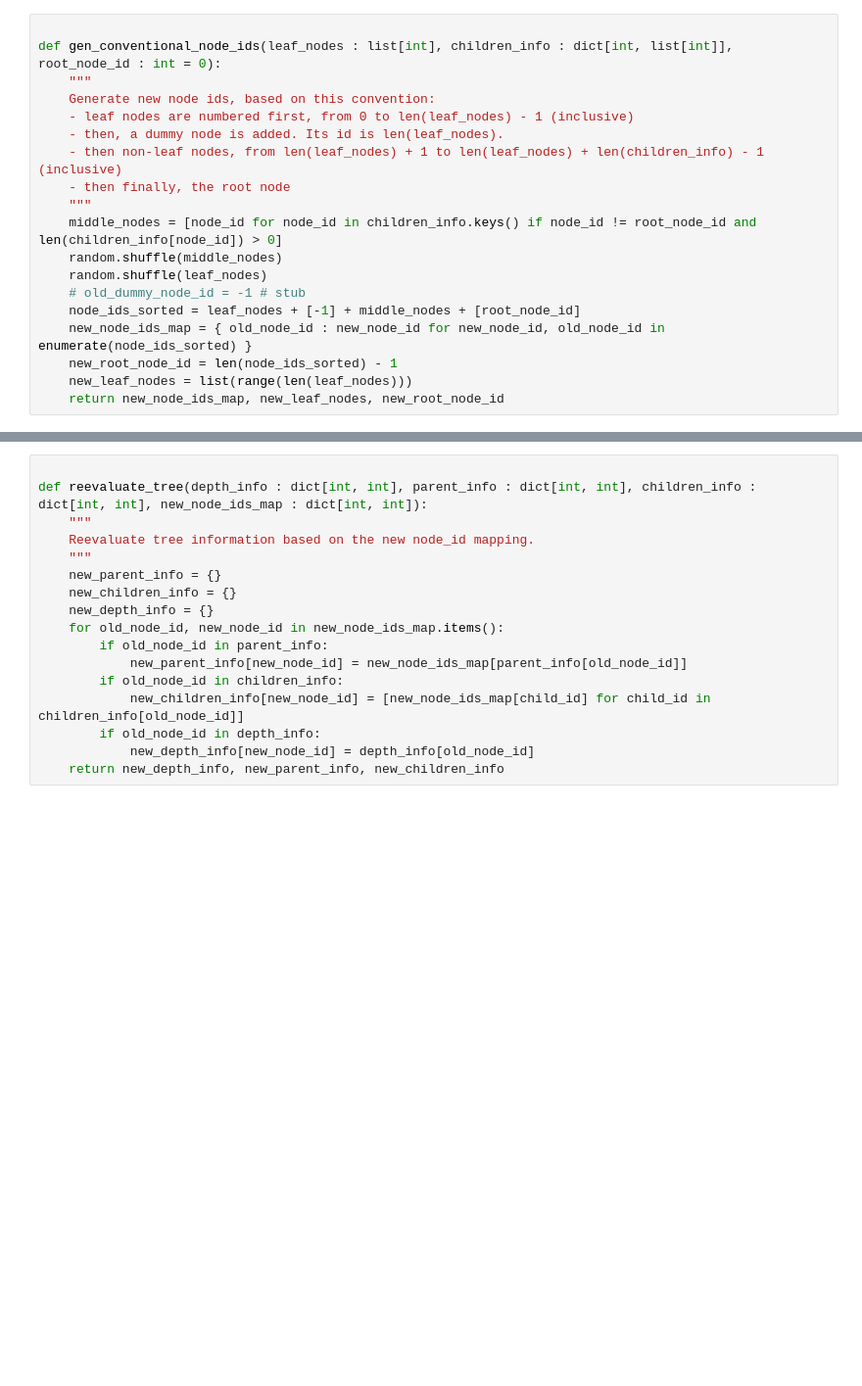
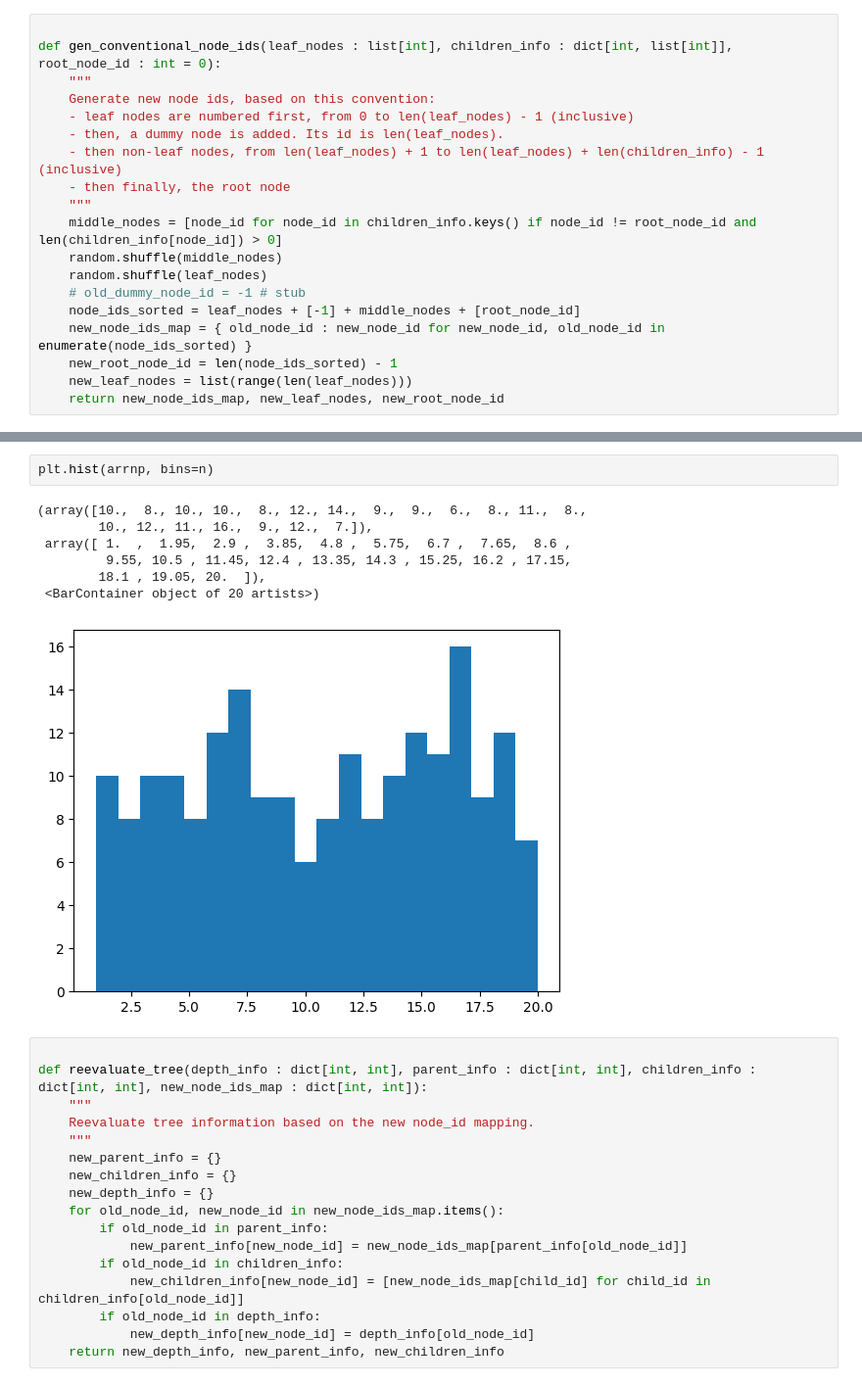
Before and after one commit to thanhan910/MATA-AND-OR, a Jupyter notebook: AOGNE.ipynb, the cells around one changed output, grey strips where cells are left out. Shown at 98% size. Saved outputs shown, nothing was run; the diff lists cells and outputs as text; blank space fills up the shorter version.

```diff
--- a/AOGNE.ipynb
+++ b/AOGNE.ipynb
@@ -192,3 +253,13 @@ def gen_conventional_node_ids(leaf_nodes : list[int], children_info : dict[int,
+# %%
+plt.hist(arrnp, bins=n)
+# %% [output]
+(array([10.,  8., 10., 10.,  8., 12., 14.,  9.,  9.,  6.,  8., 11.,  8.,
+        10., 12., 11., 16.,  9., 12.,  7.]),
+ array([ 1.  ,  1.95,  2.9 ,  3.85,  4.8 ,  5.75,  6.7 ,  7.65,  8.6 ,
+         9.55, 10.5 , 11.45, 12.4 , 13.35, 14.3 , 15.25, 16.2 , 17.15,
+        18.1 , 19.05, 20.  ]),
+ <BarContainer object of 20 artists>)
+[figure, added]
 # %%
 
 def reevaluate_tree(depth_info : dict[int, int], parent_info : dict[int, int], children_info : dict[int, int], new_node_ids_map : dict[int, int]):
```
Also changed, not shown: parts of 7 cells of this notebook, 1 other file.
